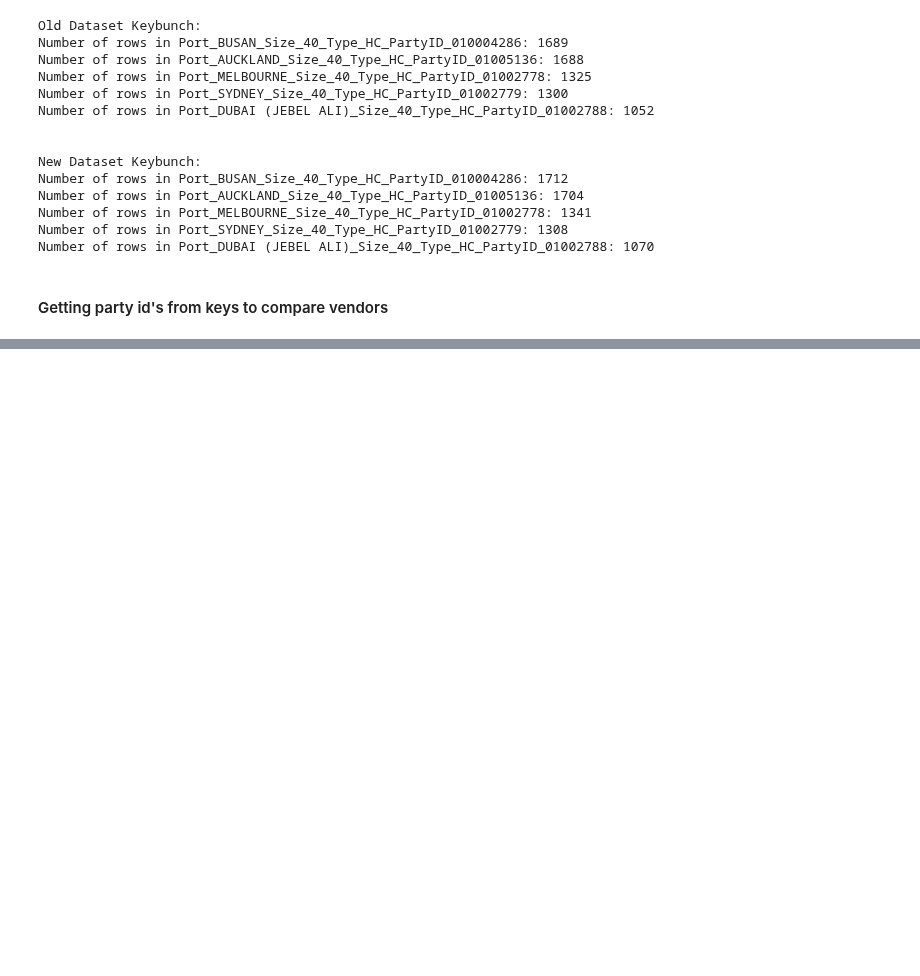
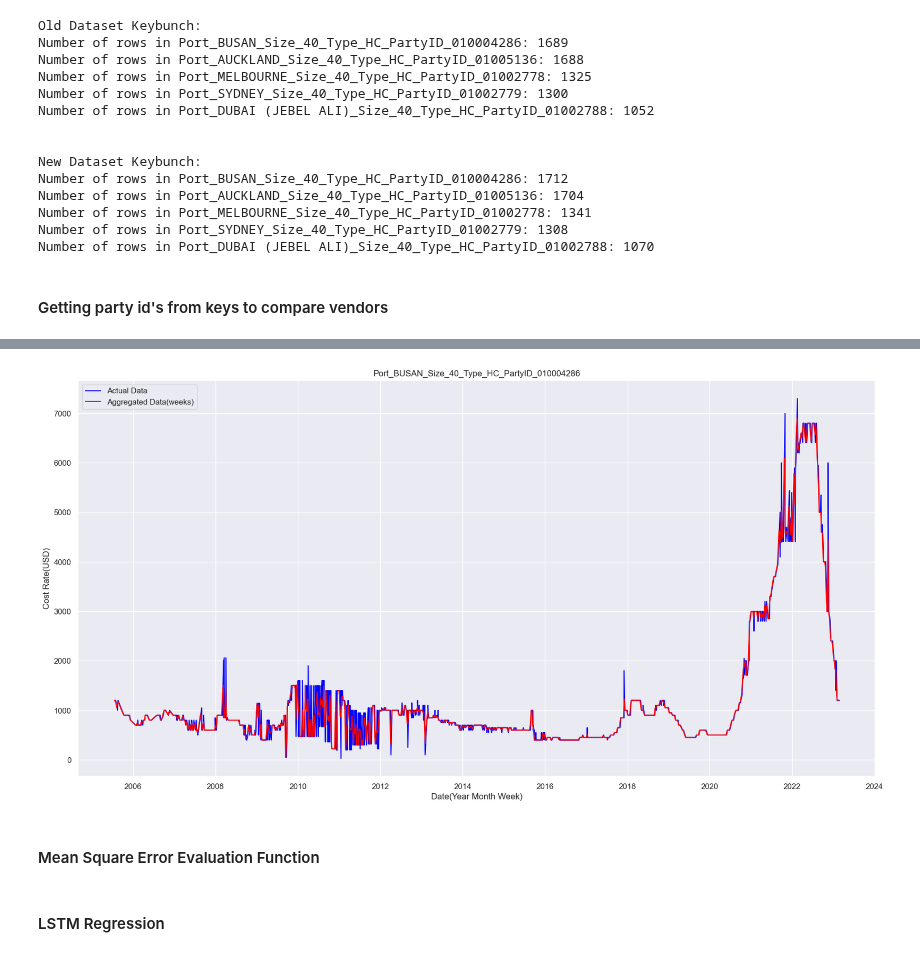
Before and after one commit to aloysiuswjw/Cost-Rate-Analysis, a Jupyter notebook: frame1.ipynb, the cells around one changed output, grey strips where cells are left out. Cells and saved outputs as stored; diff of their text form; code cells hidden in the pictures; blank space fills up the shorter version.

```diff
--- a/frame1.ipynb
+++ b/frame1.ipynb
@@ -218,0 +298,25 @@ For key Port_DUBAI (JEBEL ALI)_Size_40_Type_HC_PartyID_01002788, Party_ID is ['0
+# %%
+# Interpolate using spline interpolation
+
+# Remove duplicated dates and cost rows
+sel_df = sel_df.drop_duplicates(subset=['POD', 'RATE']).reset_index(drop=True)
+
+# Remove features that are not important
+sel_feat = ['POD','RATE']
+sel_df = sel_df[sel_feat]
+
+# Create a new dataframe with a date range from min to max date in your dataframe
+new_df = pd.DataFrame()
+new_df['POD'] = pd.date_range(start=sel_df['POD'].min(), end=sel_df['POD'].max())
+
+# Merge the original dataframe with the new one. Missing dates in the original dataframe will be filled with NaN
+df_interpolated = pd.merge(new_df, sel_df, on='POD', how='left')
+
+# Perform spline interpolation
+df_interpolated['RATE'] = df_interpolated['RATE'].interpolate(method='spline', order=1)
+
+df_interpolated['RATE'] = df_interpolated['RATE'].round(2)
+
+df_interpolated.head(5)
+df_interpolated.tail(5)
+df_interpolated.info()
@@ -218,0 +476,14 @@ For key Port_DUBAI (JEBEL ALI)_Size_40_Type_HC_PartyID_01002788, Party_ID is ['0
+# %%
+plt.figure(figsize=(20, 10))
+plt.plot(sel_df['POD'], sel_df['RATE'], color='blue', label="Actual Data")
+plt.plot(agg_df['YearMonthWeek'], agg_df['Rate'], color='red', label="Aggregated Data(weeks)")
+
+plt.xlabel('Date(Year Month Week)')
+plt.ylabel('Cost Rate(USD)')
+plt.title('Port_BUSAN_Size_40_Type_HC_PartyID_010004286')
+plt.legend()
+plt.show();
+# %% [output]
+[figure, added]
+# %% [markdown]
+<h4>Mean Square Error Evaluation Function</h4>
@@ -218,0 +494,2 @@ For key Port_DUBAI (JEBEL ALI)_Size_40_Type_HC_PartyID_01002788, Party_ID is ['0
+# %% [markdown]
+<h4>LSTM Regression<h4>
```
Also changed, not shown: parts of 14 cells of this notebook.
